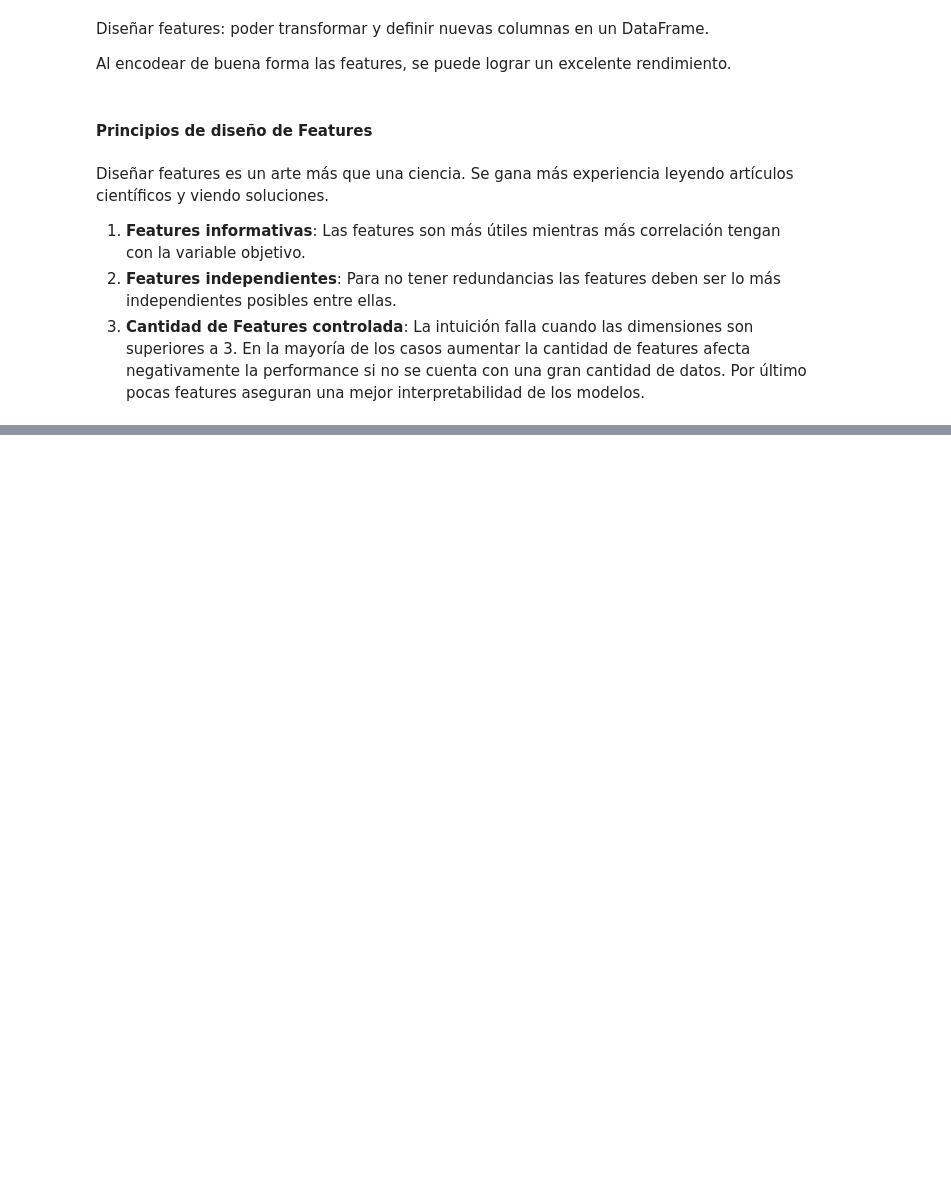
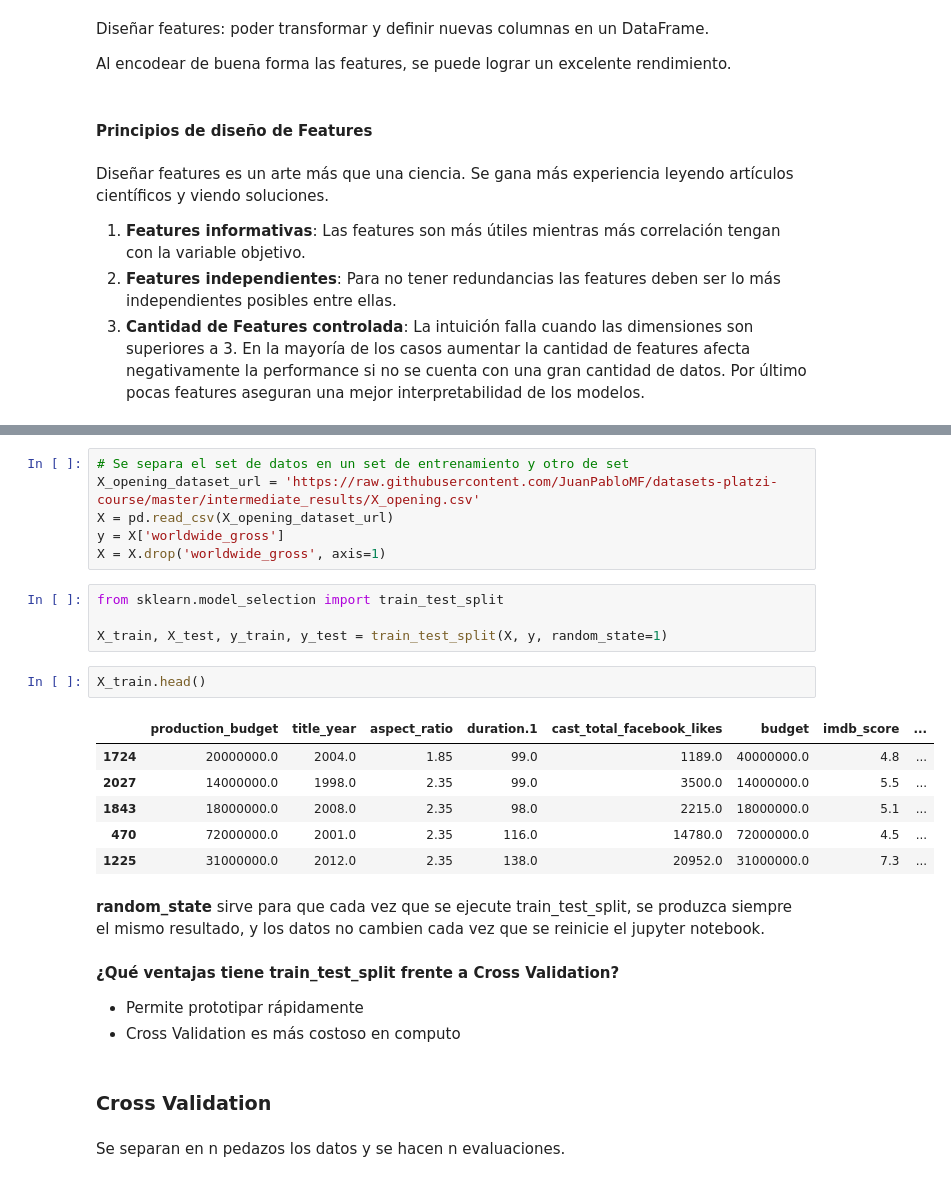
Before and after one commit to luisSantamariaCOL/MachineLearning-Journey, a Jupyter notebook: Machine Learning Projects/Prediccion de Ingresos de Peliculas/Prediccion de Ingresos de Peliculas.ipynb, the cells around one changed output, grey strips where cells are left out. Drawn from its saved outputs; the diff is of its cells as text; blank space fills up the shorter version.

Commit message:
Cross validation y seleccion de modelos

```diff
--- a/Machine Learning Projects/Prediccion de Ingresos de Peliculas/Prediccion de Ingresos de Peliculas.ipynb
+++ b/Machine Learning Projects/Prediccion de Ingresos de Peliculas/Prediccion de Ingresos de Peliculas.ipynb
@@ -974,0 +995,29 @@ print(model_scaled.score(X_test, y_test))
+# %%
+# Se separa el set de datos en un set de entrenamiento y otro de set
+X_opening_dataset_url = 'https://raw.githubusercontent.com/JuanPabloMF/datasets-platzi-course/master/intermediate_results/X_opening.csv'
+X = pd.read_csv(X_opening_dataset_url)
+y = X['worldwide_gross']
+X = X.drop('worldwide_gross', axis=1)
+# %%
+from sklearn.model_selection import train_test_split
+
+X_train, X_test, y_train, y_test = train_test_split(X, y, random_state=1)
+# %%
+X_train.head()
+# %% [output]
+|  | production_budget | title_year | aspect_ratio | duration.1 | cast_total_facebook_likes | budget | imdb_score | ... |
+| 1724 | 20000000.0 | 2004.0 | 1.85 | 99.0 | 1189.0 | 40000000.0 | 4.8 | ... |
+| 2027 | 14000000.0 | 1998.0 | 2.35 | 99.0 | 3500.0 | 14000000.0 | 5.5 | ... |
+| 1843 | 18000000.0 | 2008.0 | 2.35 | 98.0 | 2215.0 | 18000000.0 | 5.1 | ... |
+| 470 | 72000000.0 | 2001.0 | 2.35 | 116.0 | 14780.0 | 72000000.0 | 4.5 | ... |
+| 1225 | 31000000.0 | 2012.0 | 2.35 | 138.0 | 20952.0 | 31000000.0 | 7.3 | ... |
+# %% [markdown]
+**random_state** sirve para que cada vez que se ejecute train_test_split, se produzca siempre el mismo resultado, y los datos no cambien cada vez que se reinicie el jupyter notebook.
+# %% [markdown]
+**¿Qué ventajas tiene train_test_split frente a Cross Validation?**
+- Permite prototipar rápidamente
+- Cross Validation es más costoso en computo
+# %% [markdown]
+### Cross Validation
+# %% [markdown]
+Se separan en n pedazos los datos y se hacen n evaluaciones.
```
Also changed, not shown: parts of 126 cells of this notebook.
